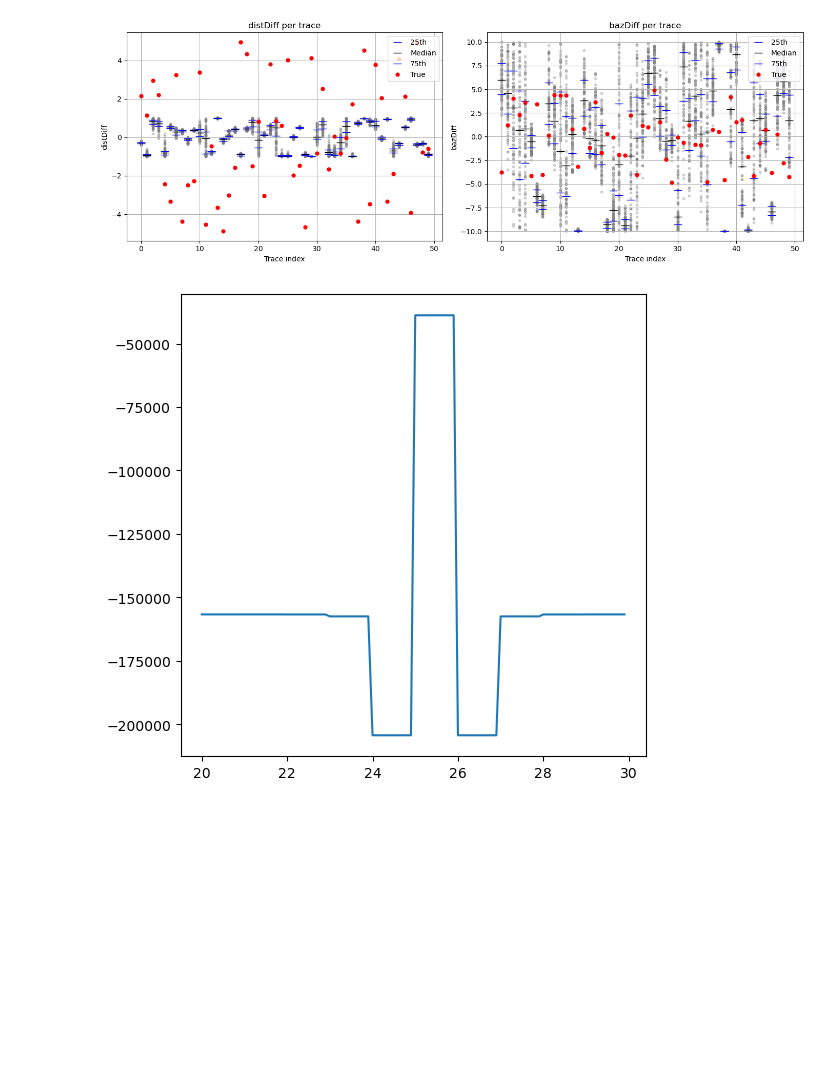
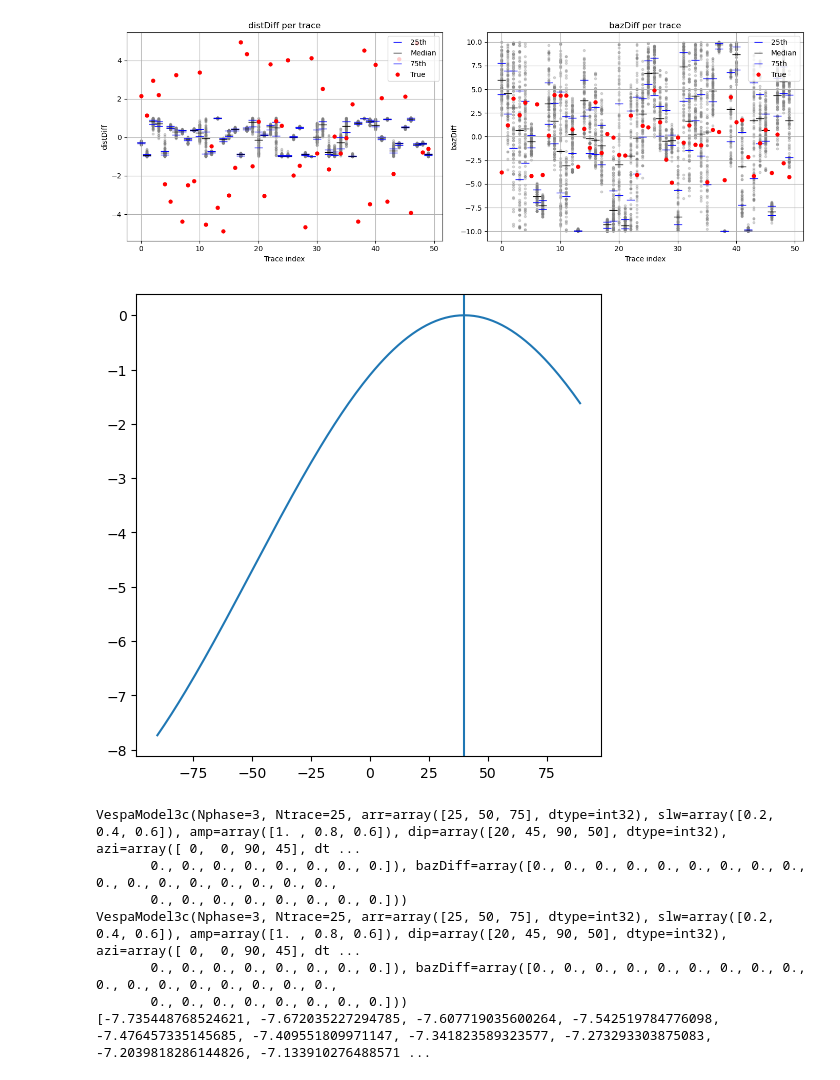
Before and after one commit to evanzzq/VespaPolPy, a Jupyter notebook: Debug.ipynb, the cells around one changed output. Saved outputs shown, nothing was run; the diff lists cells and outputs as text; code cells hidden in the pictures; blank space fills up the shorter version.

```diff
--- a/Debug.ipynb
+++ b/Debug.ipynb
@@ -475,34 +475,47 @@ plot_dist_and_baz(ensemble, model)
 import os, pickle, copy
 import numpy as np
 from vespainv.waveformBuilder import create_U_from_model_3c_freqdomain
 from vespainv.utils import prep_data
 from vespainv.rjmcmc import compute_log_likelihood
 from parameter_setup import *
 import matplotlib.pyplot as plt
 
 datadir = os.path.join(filedir, "SynData") if isSyn else os.path.join(filedir, "RealData")
 resdir = os.path.join(filedir, "runs/syn") if isSyn else os.path.join(filedir, "runs/data")
 
 with open(os.path.join(datadir, modname, "Prior.pkl"), "rb") as f:
     prior = pickle.load(f)
 with open(os.path.join(datadir, modname, "Model.pkl"), "rb") as f:
     model = pickle.load(f)
 stf = np.loadtxt(os.path.join(datadir, modname, "stf.csv"), delimiter=",", skiprows=1)
 U_obs, Utime, metadata, is3c = prep_data(datadir, modname, is3c, comp, isbp, freqs)
+U_obs = create_U_from_model_3c_freqdomain(model, prior, metadata, Utime, stf[:,0], stf[:,1], fitAtts=False)
 logL = []
 xax = []
 
-for xx in np.arange(100):
+for xx in np.arange(180):
     model_1 = copy.deepcopy(model)
-    tmp = 20 + xx/10
-    model_1.arr[0] = tmp
+    tmp = xx-90
+    model_1.ph_vh[0] = tmp
     U_model_new = create_U_from_model_3c_freqdomain(model_1, prior, metadata, Utime, stf[:,0], stf[:,1], fitAtts=False)
     new_logL = compute_log_likelihood(U_obs, U_model_new)
     xax.append(tmp)
     logL.append(new_logL)
 
 plt.figure(figsize=(6,6))
 plt.plot(xax, logL)
+plt.axvline(40)
 plt.show()
+
+print(model)
+print(model_1)
+print(logL)
 # %% [output]
-[figure, old version]
+[figure, new version]
+VespaModel3c(Nphase=3, Ntrace=25, arr=array([25, 50, 75], dtype=int32), slw=array([0.2, 0.4, 0.6]), amp=array([1. , 0.8, 0.6]), dip=array([20, 45, 90, 50], dtype=int32), azi=array([ 0,  0, 90, 45], dt ...
+       0., 0., 0., 0., 0., 0., 0., 0.]), bazDiff=array([0., 0., 0., 0., 0., 0., 0., 0., 0., 0., 0., 0., 0., 0., 0., 0., 0.,
+       0., 0., 0., 0., 0., 0., 0., 0.]))
+VespaModel3c(Nphase=3, Ntrace=25, arr=array([25, 50, 75], dtype=int32), slw=array([0.2, 0.4, 0.6]), amp=array([1. , 0.8, 0.6]), dip=array([20, 45, 90, 50], dtype=int32), azi=array([ 0,  0, 90, 45], dt ...
+       0., 0., 0., 0., 0., 0., 0., 0.]), bazDiff=array([0., 0., 0., 0., 0., 0., 0., 0., 0., 0., 0., 0., 0., 0., 0., 0., 0.,
+       0., 0., 0., 0., 0., 0., 0., 0.]))
+[-7.735448768524621, -7.672035227294785, -7.607719035600264, -7.542519784776098, -7.476457335145685, -7.409551809971147, -7.341823589323577, -7.273293303875083, -7.2039818286144826, -7.133910276488571 ...
```
Also changed, not shown: parts of 1 cell of this notebook, 6 other files.
